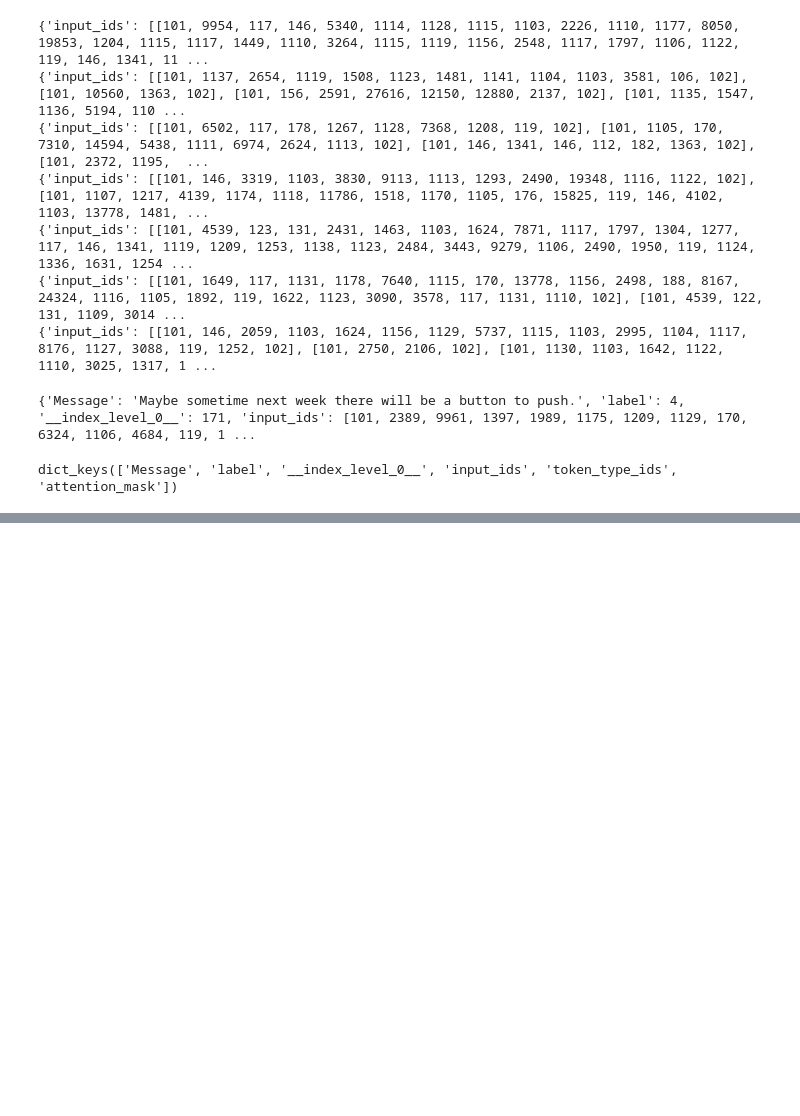
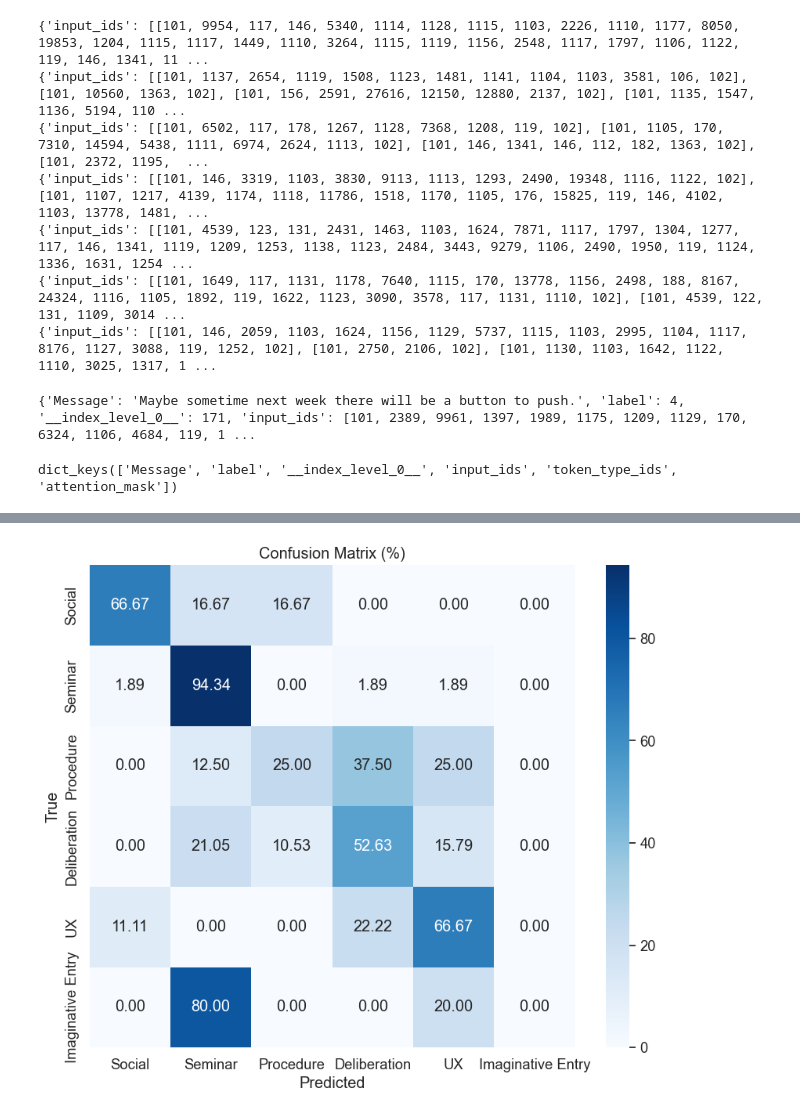
Before and after one commit to UL-FRI-NLP-2023-2024/ul-fri-nlp-course-project-pojoci-pticki, a Jupyter notebook: notebooks/text_categorization_analysis_kristof.ipynb, the cells around one changed output, grey strips where cells are left out. Drawn from its saved outputs; the diff is of its cells as text; code cells hidden in the pictures; blank space fills up the shorter version.

```diff
--- a/notebooks/text_categorization_analysis_kristof.ipynb
+++ b/notebooks/text_categorization_analysis_kristof.ipynb
@@ -211,0 +258,23 @@ trainer.evaluate()
+# %%
+confusion_matrix_data = np.array(array)
+
+total_per_row = np.sum(confusion_matrix_data, axis=1)
+confusion_matrix_data_percentages = (confusion_matrix_data.T / total_per_row).T * 100
+
+# Plot confusion matrix with percentages
+def plot_confusion_matrix(cm, labels):
+    plt.figure(figsize=(10, 8))
+    sn.set(font_scale=1.2)  # Adjust to fit your needs
+    sn.heatmap(cm, annot=True, cmap='Blues', fmt='.2f', xticklabels=labels, yticklabels=labels)
+    plt.xlabel('Predicted')
+    plt.ylabel('True')
+    plt.title('Confusion Matrix (%)')
+    plt.show()
+
+# Labels for confusion matrix
+labels = ['Social', 'Seminar', 'Procedure', 'Deliberation', 'UX', 'Imaginative Entry']
+
+# Plotting confusion matrix
+plot_confusion_matrix(np.array(confusion_matrix_data_percentages), labels)
+# %% [output]
+[figure, added]
```
Also changed, not shown: parts of 8 cells of this notebook.
